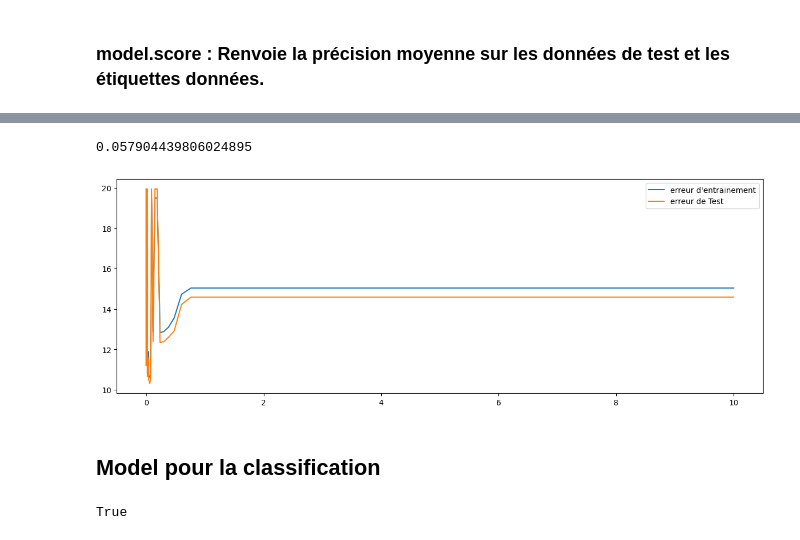
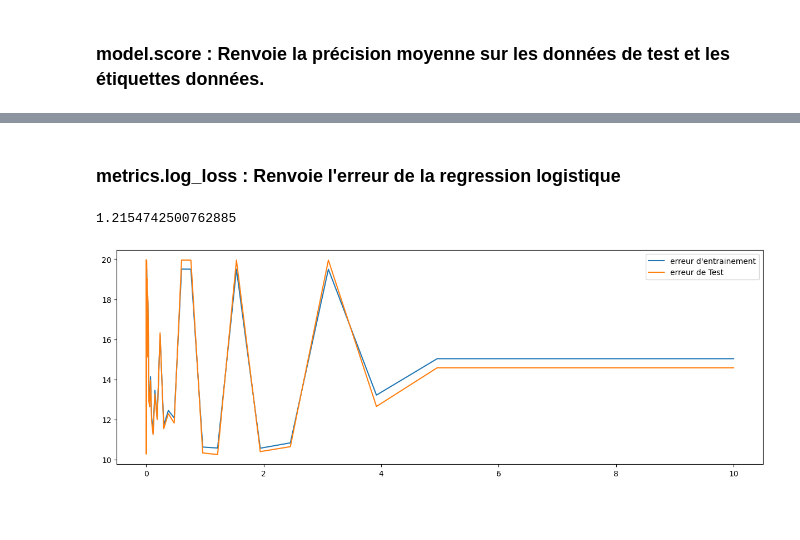
Before and after one commit to DJIGIFA/ODC-ML-DGS, a Jupyter notebook: Untitled.ipynb, the cells around one changed output, grey strips where cells are left out. Saved outputs shown, nothing was run; the diff lists cells and outputs as text; code cells hidden in the pictures; blank space fills up the shorter version.

```diff
--- a/Untitled.ipynb
+++ b/Untitled.ipynb
@@ -25,11 +31,10 @@ dataset_pour_classification = dataset.drop(['object_id', 'actor'], axis=1)
 # %%
-dataset_pour_classification['score'] = dataset_pour_classification['score'].map(lambda score : 1 if score >= 50 else 0)
-dataset_pour_classification
+
 
 
 model_cl = SGDClassifier(verbose=False,
-                      eta0=1.5,
-                      learning_rate="constant",
+
+                      learning_rate="optimal",
                       random_state=1
                      )
 # %% [markdown]
@@ -87,3 +90,5 @@ alpha_cl_PRECISION
+# %% [markdown]
+###  metrics.log_loss : Renvoie l'erreur  de la regression logistique
 # %%
 def getAplhaPourErreur(X_train, X_test, y_train, y_test,model_,afficher_graph=True):
 
@@ -108,27 +113,22 @@ def getAplhaPourErreur(X_train, X_test, y_train, y_test,model_,afficher_graph=Tr
     index_alpha_optimal_2 = np.argmin(test_erreur)
     alpha_optimale_2 = alphas[index_alpha_optimal_2]
     alpha_optimale_2
+    if afficher_graph:
+        fig, ax = plt.subplots(figsize=(15, 5))
+        ax.plot(alphas, train_erreur, label="erreur d'entrainement")
+        ax.plot(alphas, test_erreur, label="erreur de Test")
 
-    fig, ax = plt.subplots(figsize=(15, 5))
-    ax.plot(alphas, train_erreur, label="erreur d'entrainement")
-    ax.plot(alphas, test_erreur, label="erreur de Test")
-
-    ax.legend();
+        ax.legend();
 
     return alpha_optimale_2
-# %%
-alpha_cl_ERREUR = getAplhaPourErreur(X_train=X_train_cl,
-                                   X_test=X_test_cl,
-                                   y_train=y_train_cl,
-                                   y_test=y_test_cl,
-                                   model_=model_cl)
-alpha_cl_ERREUR
-# %% [output]
-0.057904439806024895
-[figure, removed]
-# %% [markdown]
-## Model pour la classification
-# %%
-alpha_cl_PRECISION == alpha_cl_ERREUR
-# %% [output]
-True
+# %%
+alpha_cl_ERREUR = getAplhaPourErreur(X_train=X_train_cl,
+                                   X_test=X_test_cl,
+                                   y_train=y_train_cl,
+                                   y_test=y_test_cl,
+                                   model_=model_cl,
+                                    afficher_graph=True)
+alpha_cl_ERREUR
+# %% [output]
+1.2154742500762885
+[figure, added]
```
Also changed, not shown: parts of 24 cells of this notebook.
